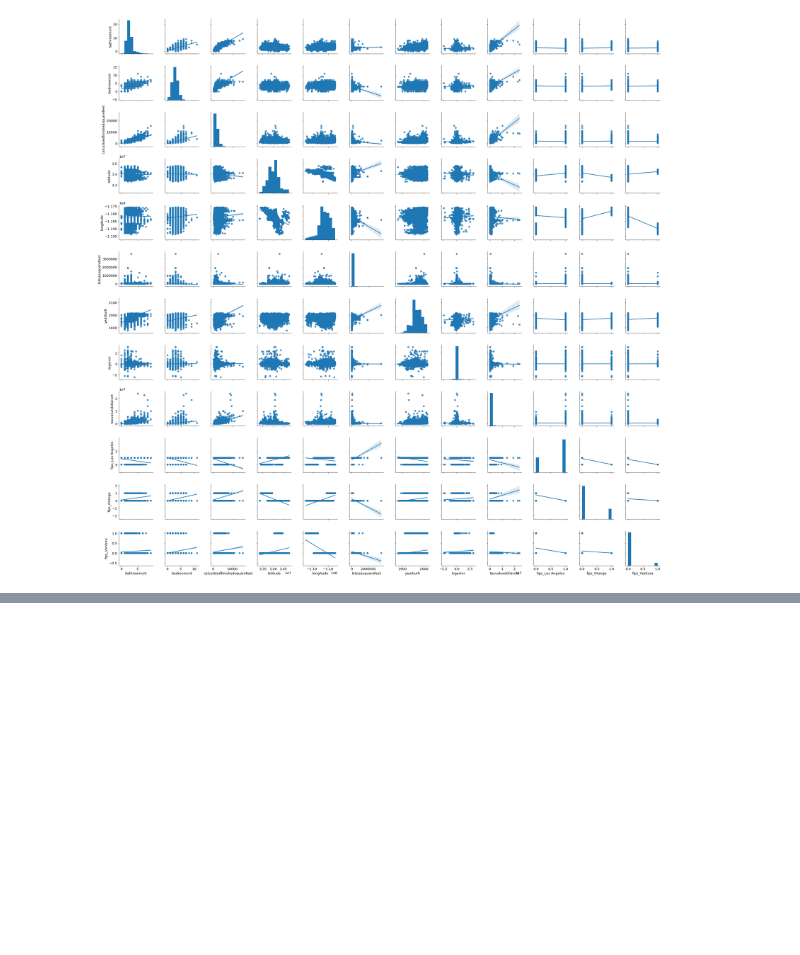
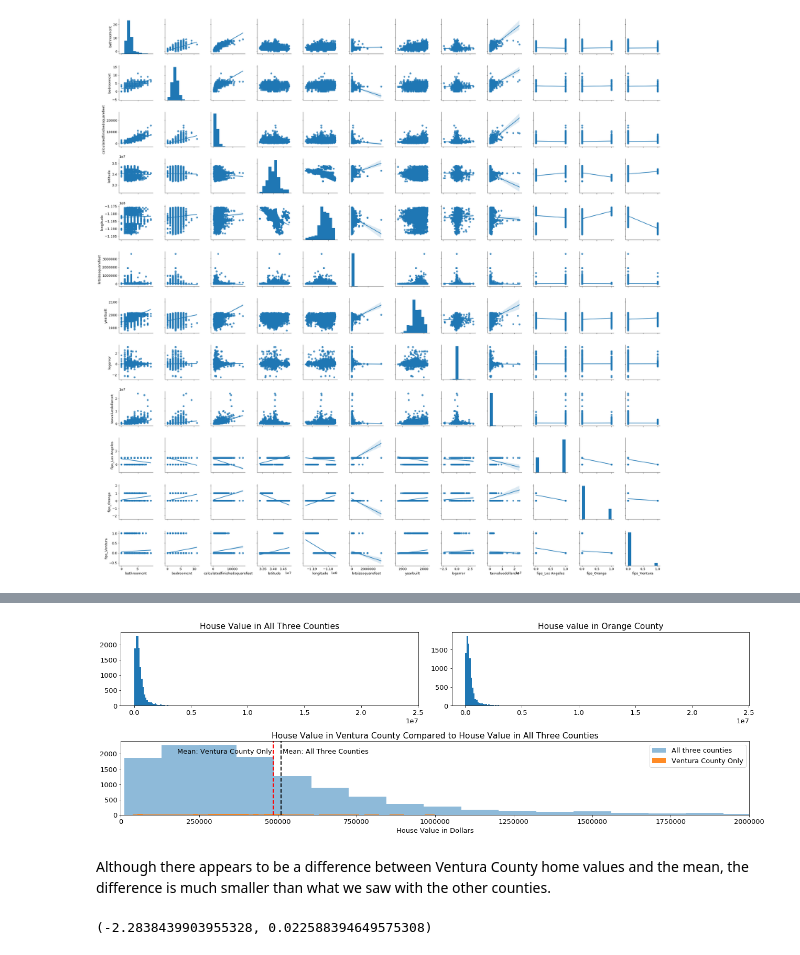
Before and after one commit to Estimating-Home-Value/Predicting-Tax-Assessed-Home-Values, a Jupyter notebook: model.ipynb, the cells around one changed output, grey strips where cells are left out. Drawn from its saved outputs; the diff is of its cells as text; code cells hidden in the pictures; blank space fills up the shorter version.

```diff
--- a/model.ipynb
+++ b/model.ipynb
@@ -1025,0 +1143,34 @@ sns.pairplot(train, kind='reg')
+# %%
+plt. figure(figsize=(18,6))
+
+plt.subplot(2,2,1)
+
+plt.hist(y_train, bins=200)
+plt.title('House Value in All Three Counties')
+
+plt.subplot(2,2,2)
+plt.hist(train_LA.taxvaluedollarcnt, bins=200)
+plt.title('House value in Orange County')
+
+plt.subplot(2,1,2)
+plt.hist(y_train, bins=200, label='All three counties', alpha = 0.5)
+plt.hist(train_ventura.taxvaluedollarcnt, bins=200, label='Ventura County Only', alpha = 0.9)
+plt.axvline(y_train.mean(), color='k', linestyle='dashed', linewidth=2) # Creating visualization line for mean house value of all three counties
+plt.text(y_train.mean()*1.01, 2000, 'Mean: All Three Counties') # Creating annotation for mean tax rate line
+plt.axvline(train_ventura.taxvaluedollarcnt.mean(), color='red', linestyle='dashed', linewidth=2) # Creating visualization line for median tax rate
+plt.text(train_ventura.taxvaluedollarcnt.mean()*.37, 2000, 'Mean: Ventura County Only')
+plt.title('House Value in Ventura County Compared to House Value in All Three Counties')
+plt.xlabel('House Value in Dollars')
+plt.xlim(0, 0.2*10**7)
+plt.legend()
+plt.tight_layout()
+plt.show()
+# %% [output]
+[figure, added]
+# %% [markdown]
+Although there appears to be a difference between Ventura County home values and the mean, the difference is much smaller than what we saw with the other counties.
+# %%
+t, p = stats.ttest_1samp(train_ventura.taxvaluedollarcnt, y_train.mean())
+t, p
+# %% [output]
+(-2.2838439903955328, 0.022588394649575308)
```
Also changed, not shown: parts of 119 cells of this notebook.
